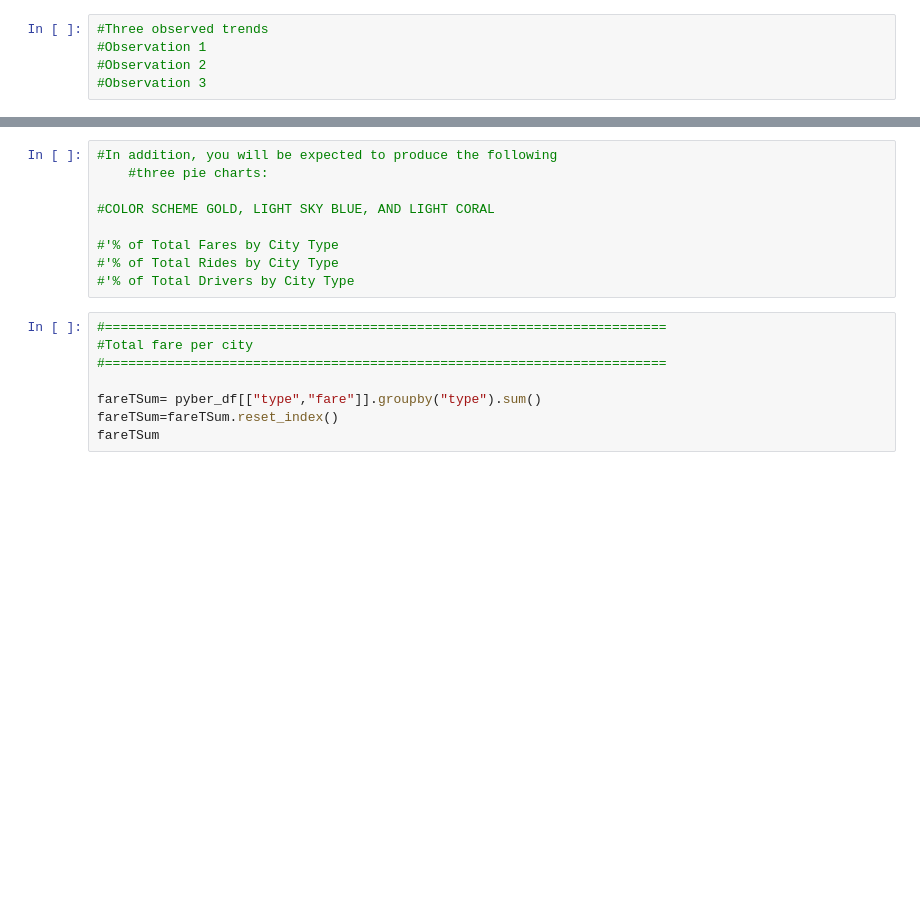
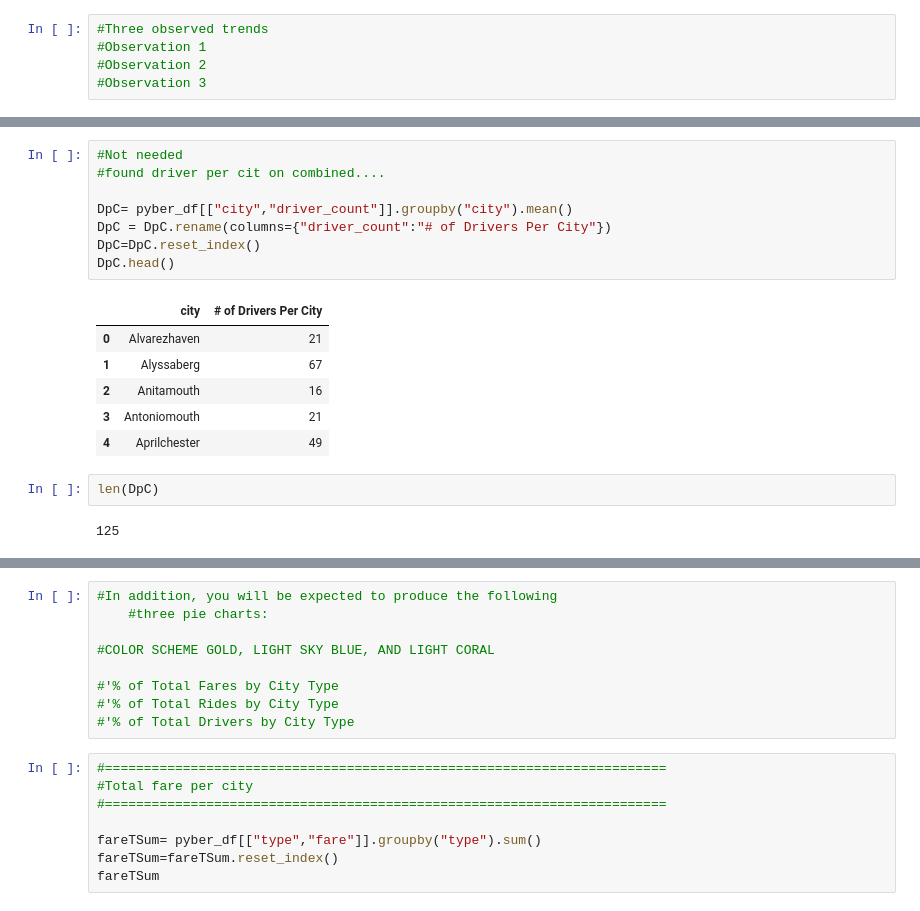
Before and after one commit to newlancealot/python-challenge, a Jupyter notebook: Pyber_Newbolt.ipynb, the cells around one changed output, grey strips where cells are left out. Saved outputs shown, nothing was run; the diff lists cells and outputs as text; blank space fills up the shorter version.

```diff
--- a/Pyber_Newbolt.ipynb
+++ b/Pyber_Newbolt.ipynb
@@ -43 +123,20 @@ DpC.head()
+# %%
+#Not needed
+#found driver per cit on combined....
+
+DpC= pyber_df[["city","driver_count"]].groupby("city").mean()
+DpC = DpC.rename(columns={"driver_count":"# of Drivers Per City"})
+DpC=DpC.reset_index()
+DpC.head()
+# %% [output]
+|  | city | # of Drivers Per City |
+| 0 | Alvarezhaven | 21 |
+| 1 | Alyssaberg | 67 |
+| 2 | Anitamouth | 16 |
+| 3 | Antoniomouth | 21 |
+| 4 | Aprilchester | 49 |
+# %%
+len(DpC)
+# %% [output]
+125
 # %%
```
Also changed, not shown: parts of 25 cells of this notebook.
